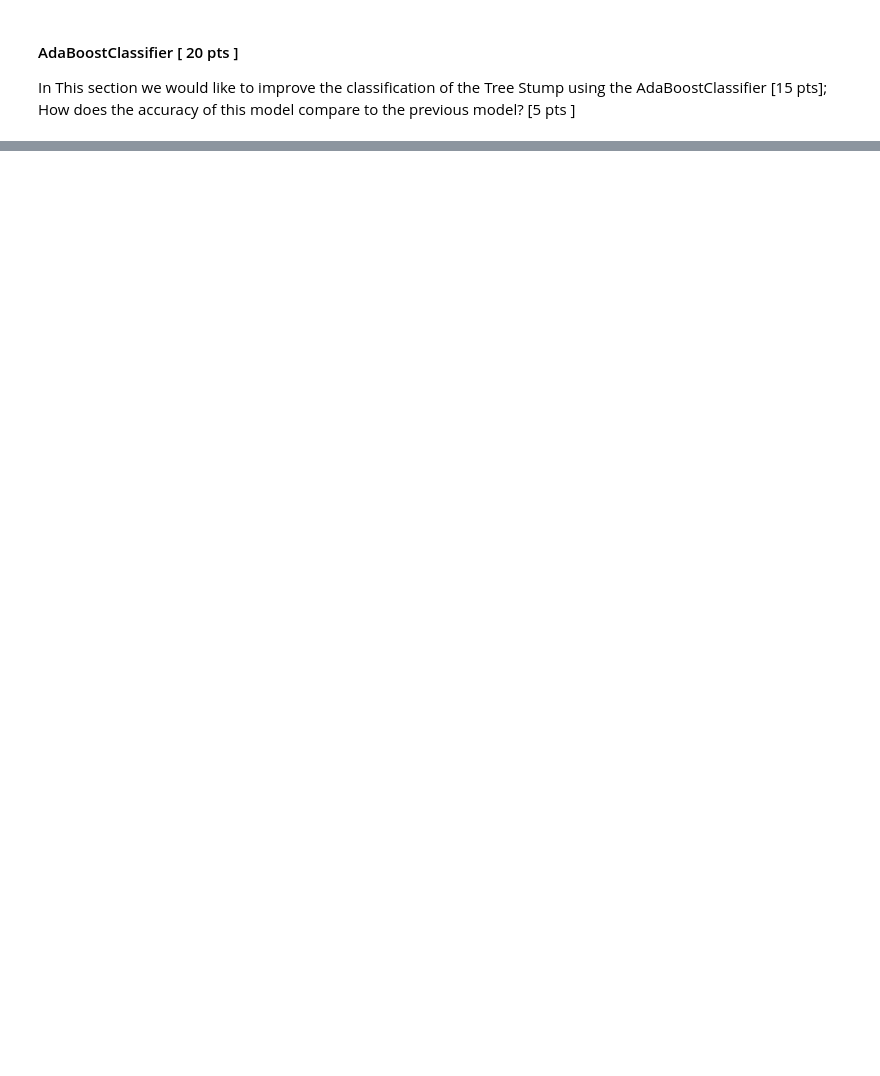
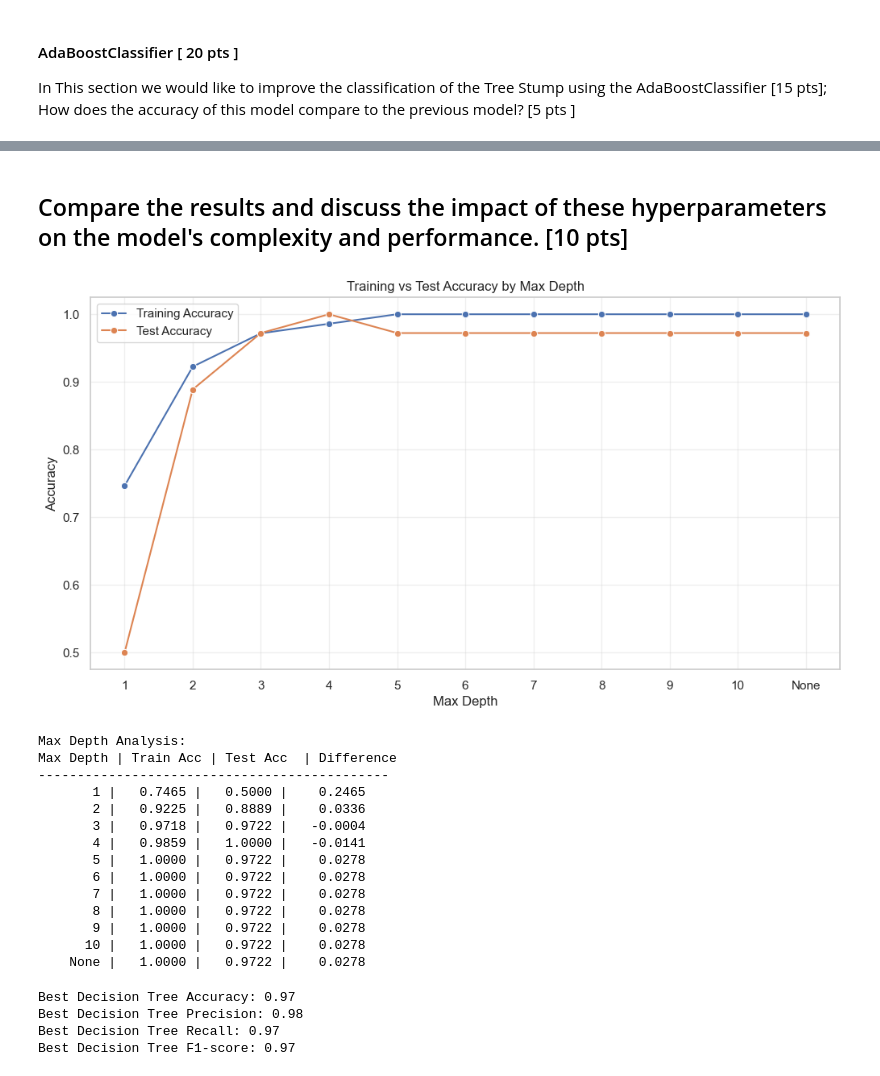
Before and after one commit to mike-keating-iv/ise538, a Jupyter notebook: assignment3/homework3.ipynb, the cells around one changed output, grey strips where cells are left out. Cells and saved outputs as stored; diff of their text form; code cells hidden in the pictures; blank space fills up the shorter version.

```diff
--- a/assignment3/homework3.ipynb
+++ b/assignment3/homework3.ipynb
@@ -183 +177,77 @@ Best Parameters: {'criterion': 'gini', 'max_depth': 3}
 Best Cross-Validation Score: 0.92
+# %% [markdown]
+## Compare the results and discuss the impact of these hyperparameters on the model's complexity and performance. [10 pts]
+# %%
+# Let's directly compare models with different max depths
+max_depths = [1, 2, 3, 4, 5, 6, 7, 8, 9, 10, None]
+train_accuracies = []
+test_accuracies = []
+
+for depth in max_depths:
+    dtc_temp = DecisionTreeClassifier(max_depth=depth, random_state=123)
+    dtc_temp.fit(X_train, y_train)
+
+    train_pred = dtc_temp.predict(X_train)
+    test_pred = dtc_temp.predict(X_test)
+
+    train_acc = accuracy_score(y_train, train_pred)
+    test_acc = accuracy_score(y_test, test_pred)
+
+    train_accuracies.append(train_acc)
+    test_accuracies.append(test_acc)
+
+
+plt.figure(figsize=(12, 6))
+sns.lineplot(x=[str(d) if d is not None else "None" for d in max_depths], y=train_accuracies, marker="o", label="Training Accuracy")
+sns.lineplot(x=[str(d) if d is not None else "None" for d in max_depths], y=test_accuracies, marker="o", label="Test Accuracy")
+plt.xlabel("Max Depth")
+plt.ylabel("Accuracy")
+plt.title("Training vs Test Accuracy by Max Depth")
+plt.legend()
+plt.grid(True, alpha=0.3)
+plt.show()
+
+# Print results table
+print("\nMax Depth Analysis:")
+print("Max Depth | Train Acc | Test Acc  | Difference")
+print("-" * 45)
+for i, depth in enumerate(max_depths):
+    diff = train_accuracies[i] - test_accuracies[i]
+    depth_str = str(depth) if depth is not None else "None"
+    print(f"{depth_str:>8} | {train_accuracies[i]:>8.4f} | {test_accuracies[i]:>8.4f} | {diff:>9.4f}")
+# %% [output]
+[figure, added]
+Max Depth Analysis:
+Max Depth | Train Acc | Test Acc  | Difference
+---------------------------------------------
+       1 |   0.7465 |   0.5000 |    0.2465
+       2 |   0.9225 |   0.8889 |    0.0336
+       3 |   0.9718 |   0.9722 |   -0.0004
+       4 |   0.9859 |   1.0000 |   -0.0141
+       5 |   1.0000 |   0.9722 |    0.0278
+       6 |   1.0000 |   0.9722 |    0.0278
+       7 |   1.0000 |   0.9722 |    0.0278
+       8 |   1.0000 |   0.9722 |    0.0278
+       9 |   1.0000 |   0.9722 |    0.0278
+      10 |   1.0000 |   0.9722 |    0.0278
+    None |   1.0000 |   0.9722 |    0.0278
+# %%
+# Performance of the best Decision Tree model
+best_dtc = DecisionTreeClassifier(criterion="gini", max_depth=3, random_state=123)
+best_dtc.fit(X_train, y_train)
+# Evaluate the best Decision Tree model
+y_pred_best = best_dtc.predict(X_test)
+accuracy_best = accuracy_score(y_test, y_pred_best)
+precision_best = precision_score(y_test, y_pred_best, average="weighted", zero_division=0)
+recall_best = recall_score(y_test, y_pred_best, average="weighted", zero_division=0)
+f1_best = f1_score(y_test, y_pred_best, average="weighted", zero_division=0)
+
+print(f"Best Decision Tree Accuracy: {accuracy_best:.2f}")
+print(f"Best Decision Tree Precision: {precision_best:.2f}")
+print(f"Best Decision Tree Recall: {recall_best:.2f}")
+print(f"Best Decision Tree F1-score: {f1_best:.2f}")
+# %% [output]
+Best Decision Tree Accuracy: 0.97
+Best Decision Tree Precision: 0.98
+Best Decision Tree Recall: 0.97
+Best Decision Tree F1-score: 0.97
```
Also changed, not shown: parts of 9 cells of this notebook.
